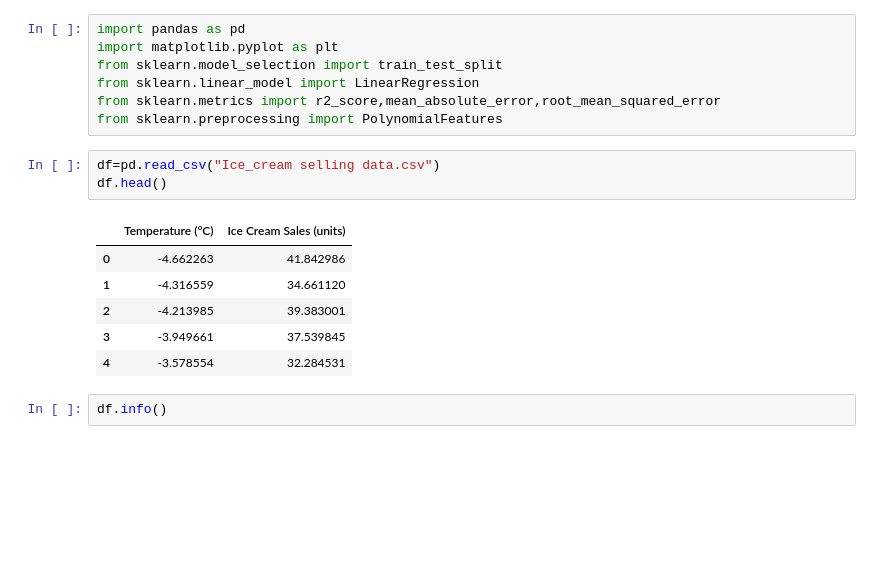
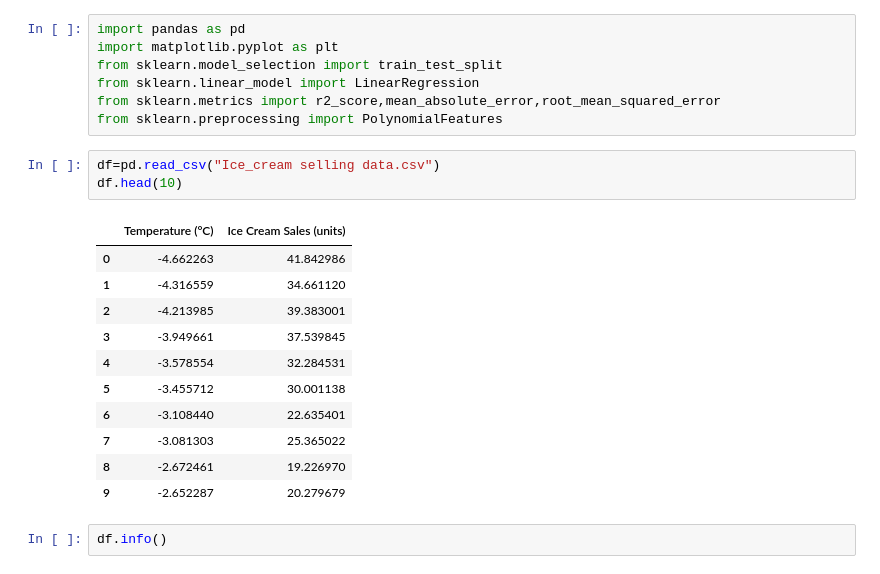
Before and after one commit to kapil0608/Machine-Learning, a Jupyter notebook: 02. Polynomial_Regression/Ice_cream selling.ipynb, the cells around one changed output. Cells and saved outputs as stored; diff of their text form; blank space fills up the shorter version.

```diff
--- a/02. Polynomial_Regression/Ice_cream selling.ipynb
+++ b/02. Polynomial_Regression/Ice_cream selling.ipynb
@@ -7,14 +7,19 @@ from sklearn.metrics import r2_score,mean_absolute_error,root_mean_squared_error
 from sklearn.preprocessing import PolynomialFeatures
 # %%
 df=pd.read_csv("Ice_cream selling data.csv")
-df.head()
+df.head(10)
 # %% [output]
 |  | Temperature (°C) | Ice Cream Sales (units) |
 | 0 | -4.662263 | 41.842986 |
 | 1 | -4.316559 | 34.661120 |
 | 2 | -4.213985 | 39.383001 |
 | 3 | -3.949661 | 37.539845 |
 | 4 | -3.578554 | 32.284531 |
+| 5 | -3.455712 | 30.001138 |
+| 6 | -3.108440 | 22.635401 |
+| 7 | -3.081303 | 25.365022 |
+| 8 | -2.672461 | 19.226970 |
+| 9 | -2.652287 | 20.279679 |
 # %%
 df.info()
 # %% [output]
```
